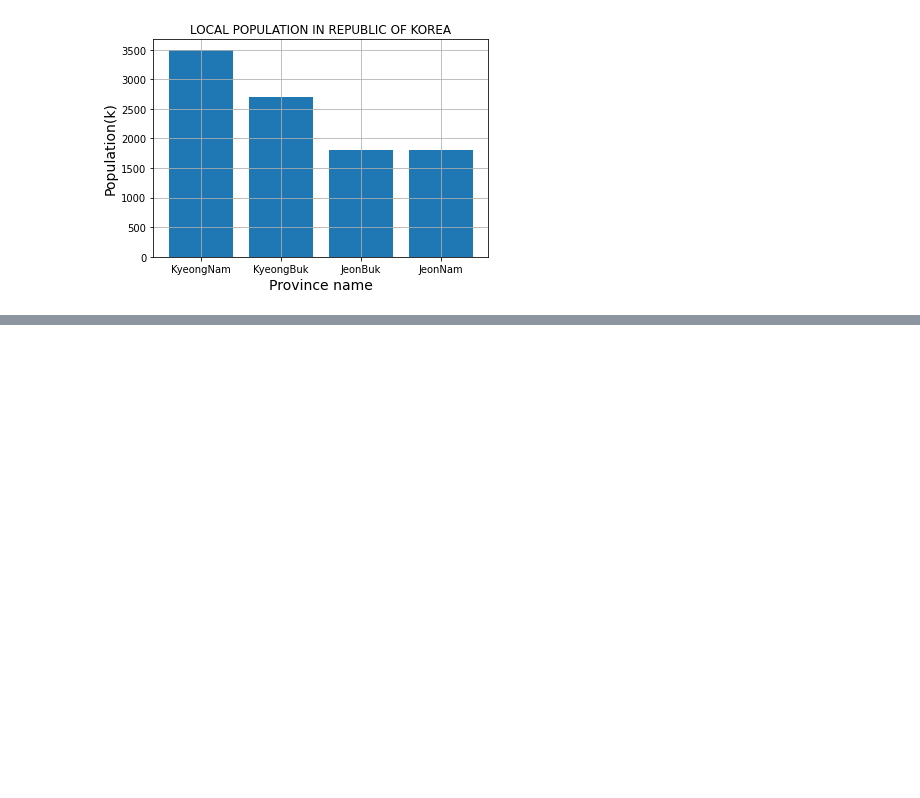
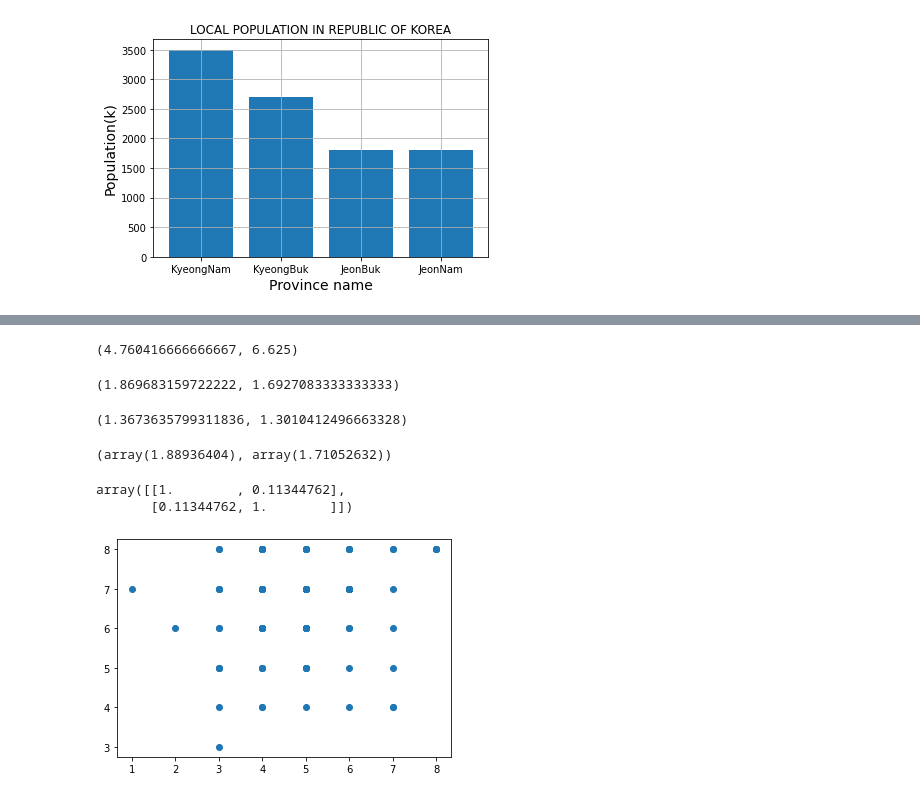
Before and after one commit to eaglehkim/python, a Jupyter notebook: prac2.ipynb, the cells around one changed output, grey strips where cells are left out. Saved outputs shown, nothing was run; the diff lists cells and outputs as text; code cells hidden in the pictures; blank space fills up the shorter version.

```diff
--- a/prac2.ipynb
+++ b/prac2.ipynb
@@ -193,0 +356,5 @@ plt.show()
+# %%
+df = pd.read_csv("/content/work.csv", encoding="cp949")
+ap = df["appearance"]
+pe = df["personality"]
+ap, pe
@@ -193,0 +379,4 @@ plt.show()
+# %%
+ap = np.array(ap)
+pe = np.array(pe)
+ap, pe
@@ -193,0 +394,40 @@ plt.show()
+# %%
+mean_ap = np.mean(ap)
+mean_pe = np.mean(pe)
+mean_ap, mean_pe
+# %% [output]
+(4.760416666666667, 6.625)
+# %%
+var_ap = np.var(ap)
+var_pe = np.var(pe)
+var_ap, var_pe
+# %% [output]
+(1.869683159722222, 1.6927083333333333)
+# %%
+# 표준편차 standard deviation
+std_ap = np.std(ap)
+std_pe = np.std(pe)
+std_ap, std_pe
+# %% [output]
+(1.3673635799311836, 1.3010412496663328)
+# %%
+# 공분산 covariance, x-y 그래프에 나타낸 분산
+cov_ap = np.cov(ap)
+cov_pe = np.cov(pe)
+cov_ap, cov_pe
+# %% [output]
+(array(1.88936404), array(1.71052632))
+# %%
+# 상관계수 covariance coefficient
+coef = np.corrcoef(ap, pe)
+coef
+# %% [output]
+array([[1.        , 0.11344762],
+       [0.11344762, 1.        ]])
+# %%
+import matplotlib.pyplot as plt
+
+plt.scatter(ap, pe)
+plt.show()
+# %% [output]
+[figure, added]
```
Also changed, not shown: parts of 153 cells of this notebook.
